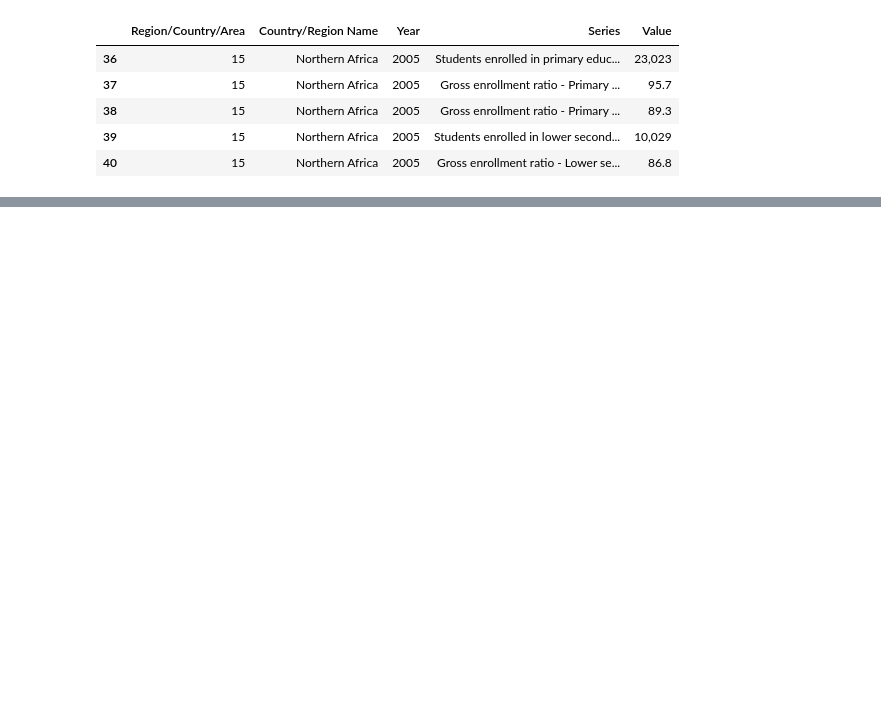
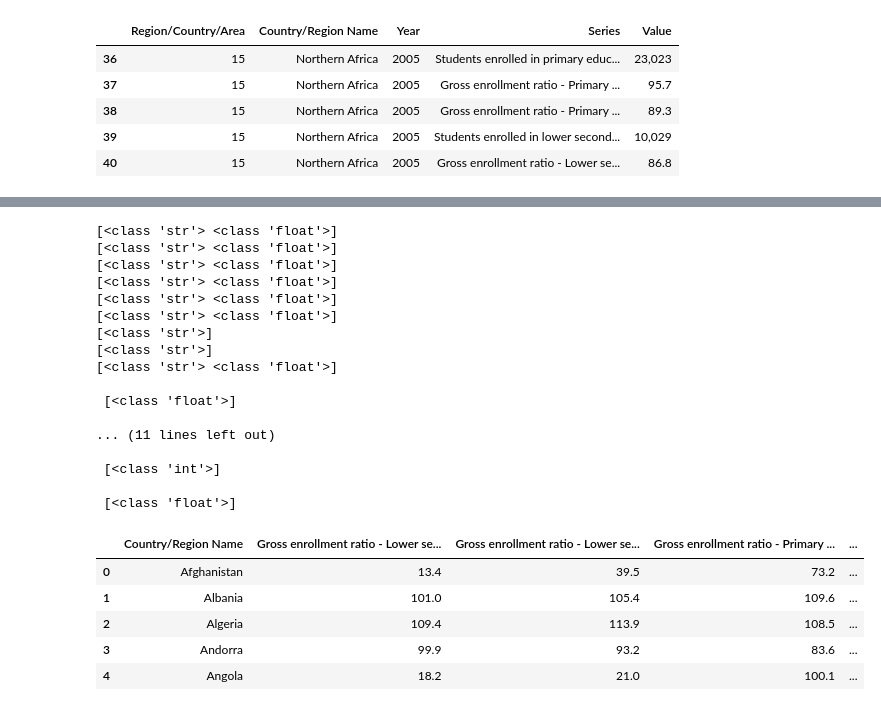
Before and after one commit to AidanMayhue/ml_3021_project, a Jupyter notebook: EDA/UN-EDA.ipynb, the cells around one changed output, grey strips where cells are left out. Saved outputs shown, nothing was run; the diff lists cells and outputs as text; code cells hidden in the pictures; blank space fills up the shorter version.

```diff
--- a/EDA/UN-EDA.ipynb
+++ b/EDA/UN-EDA.ipynb
@@ -35,0 +30,37 @@ edu_pivot.head()
+# %%
+# Needs fixing
+for col in edu_pivot.columns[1:]:
+    print(edu_pivot[col].apply(type).unique())
+
+# Fixing
+for col in edu_pivot.columns[1:]:
+    edu_pivot[col] = edu_pivot[col].astype(str).str.replace(",", "")
+    edu_pivot[col] = pd.to_numeric(edu_pivot[col], errors = "coerce")
+    print("\n", edu_pivot[col].apply(type).unique())
+
+
+edu_pivot.head()
+# %% [output]
+[<class 'str'> <class 'float'>]
+[<class 'str'> <class 'float'>]
+[<class 'str'> <class 'float'>]
+[<class 'str'> <class 'float'>]
+[<class 'str'> <class 'float'>]
+[<class 'str'> <class 'float'>]
+[<class 'str'>]
+[<class 'str'>]
+[<class 'str'> <class 'float'>]
+
+ [<class 'float'>]
+
+... (11 lines left out)
+
+ [<class 'int'>]
+
+ [<class 'float'>]
+|  | Country/Region Name | Gross enrollment ratio - Lower se... | Gross enrollment ratio - Lower se... | Gross enrollment ratio - Primary ... | ... |
+| 0 | Afghanistan | 13.4 | 39.5 | 73.2 | ... |
+| 1 | Albania | 101.0 | 105.4 | 109.6 | ... |
+| 2 | Algeria | 109.4 | 113.9 | 108.5 | ... |
+| 3 | Andorra | 99.9 | 93.2 | 83.6 | ... |
+| 4 | Angola | 18.2 | 21.0 | 100.1 | ... |
```
Also changed, not shown: parts of 18 cells of this notebook, 1 other file.
